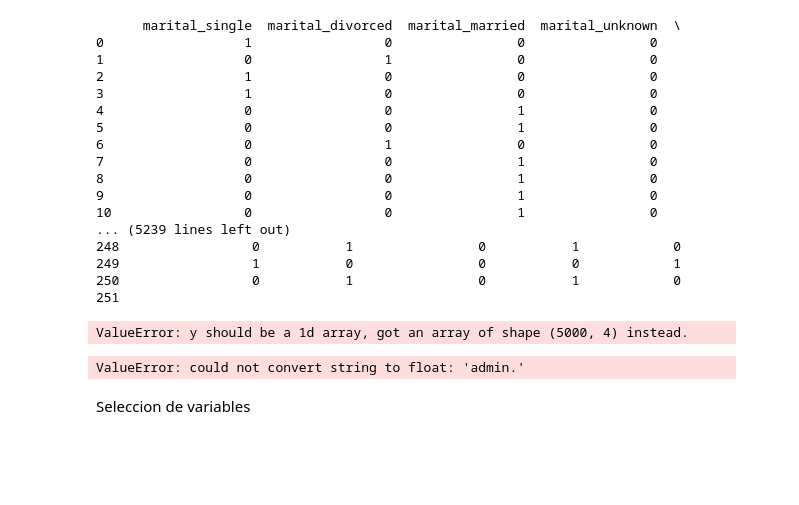
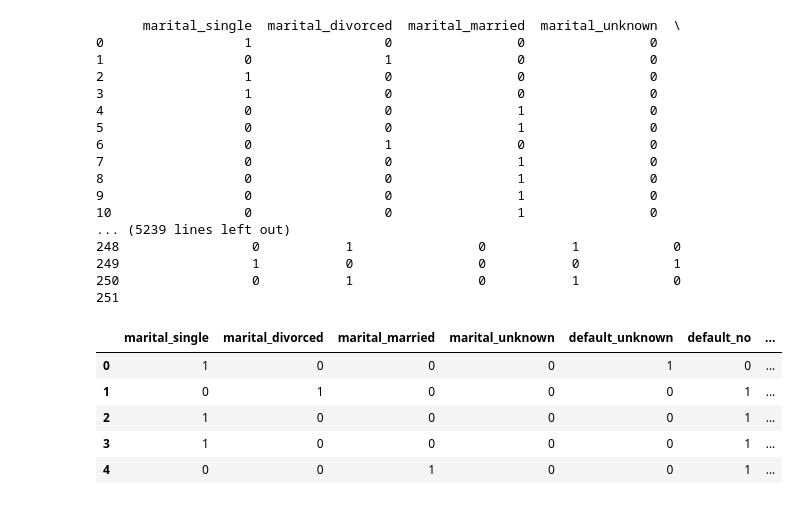
Before and after one commit to Sikriolc/DSCoder, a Jupyter notebook: Banks.ipynb, the cells around one changed output. Saved outputs shown, nothing was run; the diff lists cells and outputs as text; code cells hidden in the pictures; blank space fills up the shorter version.

```diff
--- a/Banks.ipynb
+++ b/Banks.ipynb
@@ -228,8 +230,3 @@ print(ce_dummies)
 249                 1           0                0           0            1
 250                 0           1                0           1            0
 251
-# %%
-le = preprocessing.LabelEncoder()
-le.fit_transform(label_encode)
-# %% [output]
-ValueError: y should be a 1d array, got an array of shape (5000, 4) instead.
@@ -251,6 +232,0 @@ ValueError: y should be a 1d array, got an array of shape (5000, 4) instead.
-# %%
-sns.heatmap(data_set)
-# %% [output]
-ValueError: could not convert string to float: 'admin.'
-# %% [markdown]
-Seleccion de variables
@@ -259,0 +233,10 @@ df = data_set.drop(Variables_quitar, axis = 1)
+# %%
+data_set_trabajo= pd.concat([ce_dummies], axis=1)
+data_set_trabajo.head(5)
+# %% [output]
+|  | marital_single | marital_divorced | marital_married | marital_unknown | default_unknown | default_no | ... |
+| 0 | 1 | 0 | 0 | 0 | 1 | 0 | ... |
+| 1 | 0 | 1 | 0 | 0 | 0 | 1 | ... |
+| 2 | 1 | 0 | 0 | 0 | 0 | 1 | ... |
+| 3 | 1 | 0 | 0 | 0 | 0 | 1 | ... |
+| 4 | 0 | 0 | 1 | 0 | 0 | 1 | ... |
```
Also changed, not shown: parts of 10 cells of this notebook, 1 other file.
